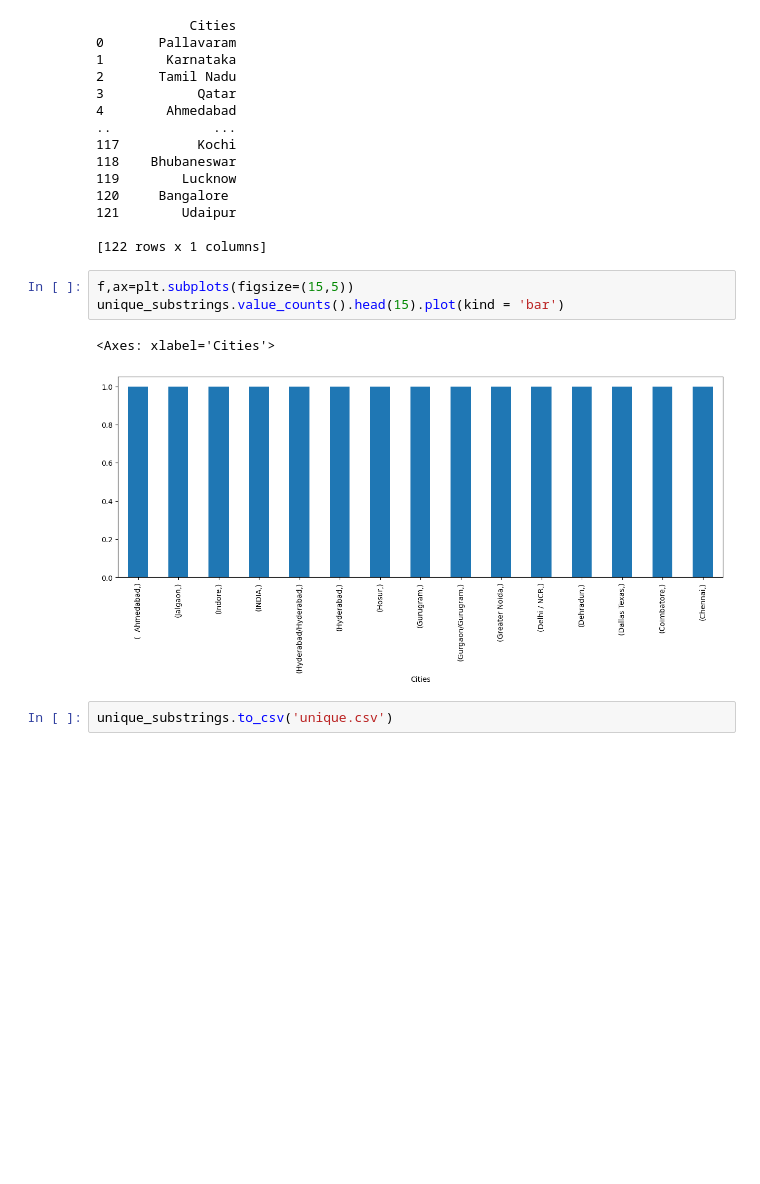
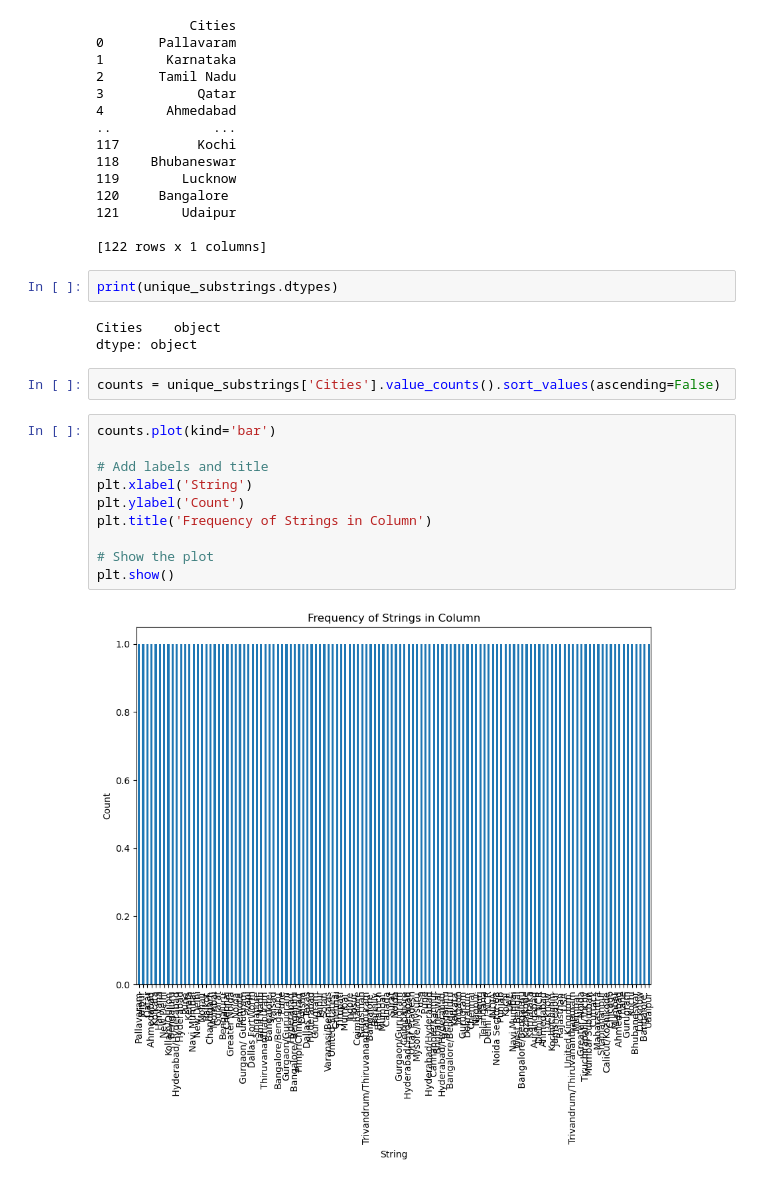
Before and after one commit to harshlohani/Job_Market_Analysis, a Jupyter notebook: Job_analysis_EDA.ipynb, the cells around one changed output. Cells and saved outputs as stored; diff of their text form; blank space fills up the shorter version.

```diff
--- a/Job_analysis_EDA.ipynb
+++ b/Job_analysis_EDA.ipynb
@@ -304,11 +304,22 @@ print(unique_substrings)
 121        Udaipur
 
 [122 rows x 1 columns]
-# %%
-f,ax=plt.subplots(figsize=(15,5))
-unique_substrings.value_counts().head(15).plot(kind = 'bar')
-# %% [output]
-<Axes: xlabel='Cities'>
-[figure, removed]
-# %%
-unique_substrings.to_csv('unique.csv')
+# %%
+print(unique_substrings.dtypes)
+# %% [output]
+Cities    object
+dtype: object
+# %%
+counts = unique_substrings['Cities'].value_counts().sort_values(ascending=False)
+# %%
+counts.plot(kind='bar')
+
+# Add labels and title
+plt.xlabel('String')
+plt.ylabel('Count')
+plt.title('Frequency of Strings in Column')
+
+# Show the plot
+plt.show()
+# %% [output]
+[figure, added]
```
